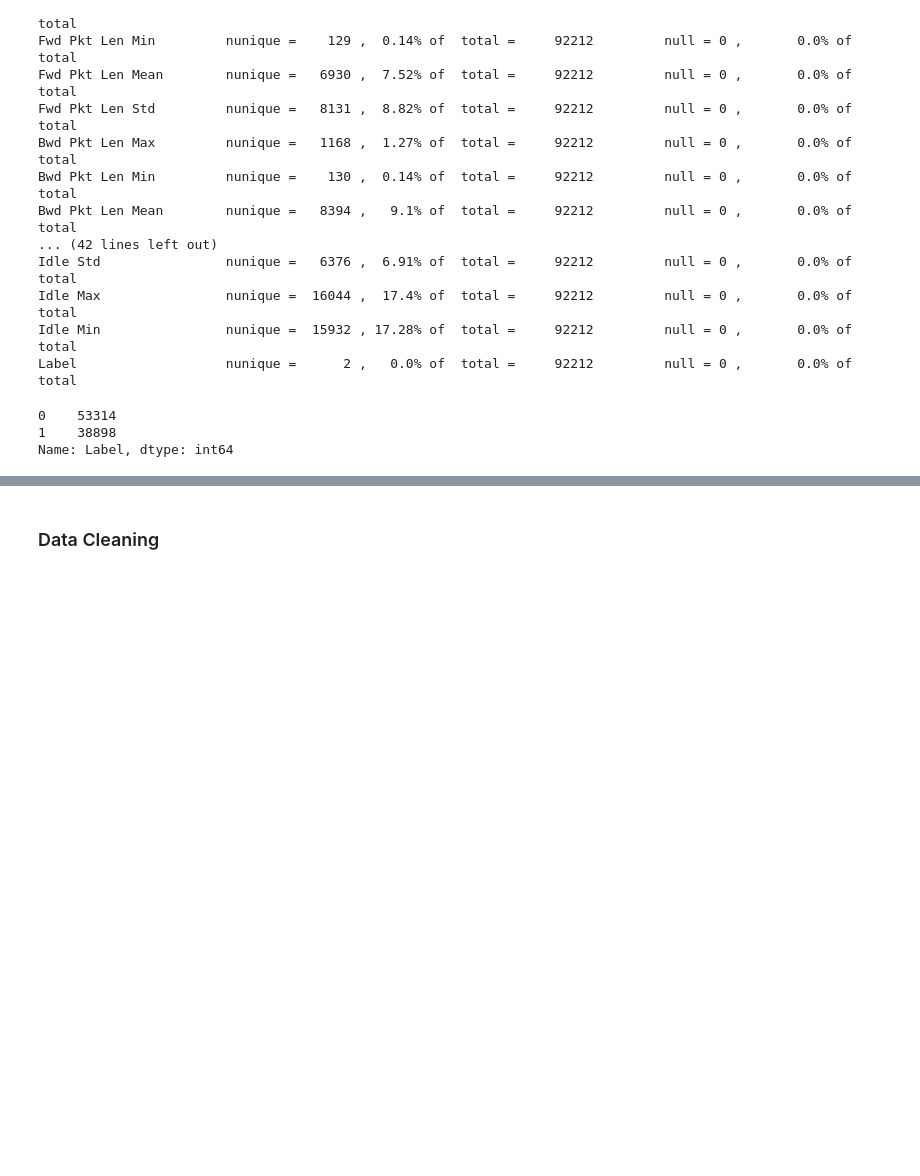
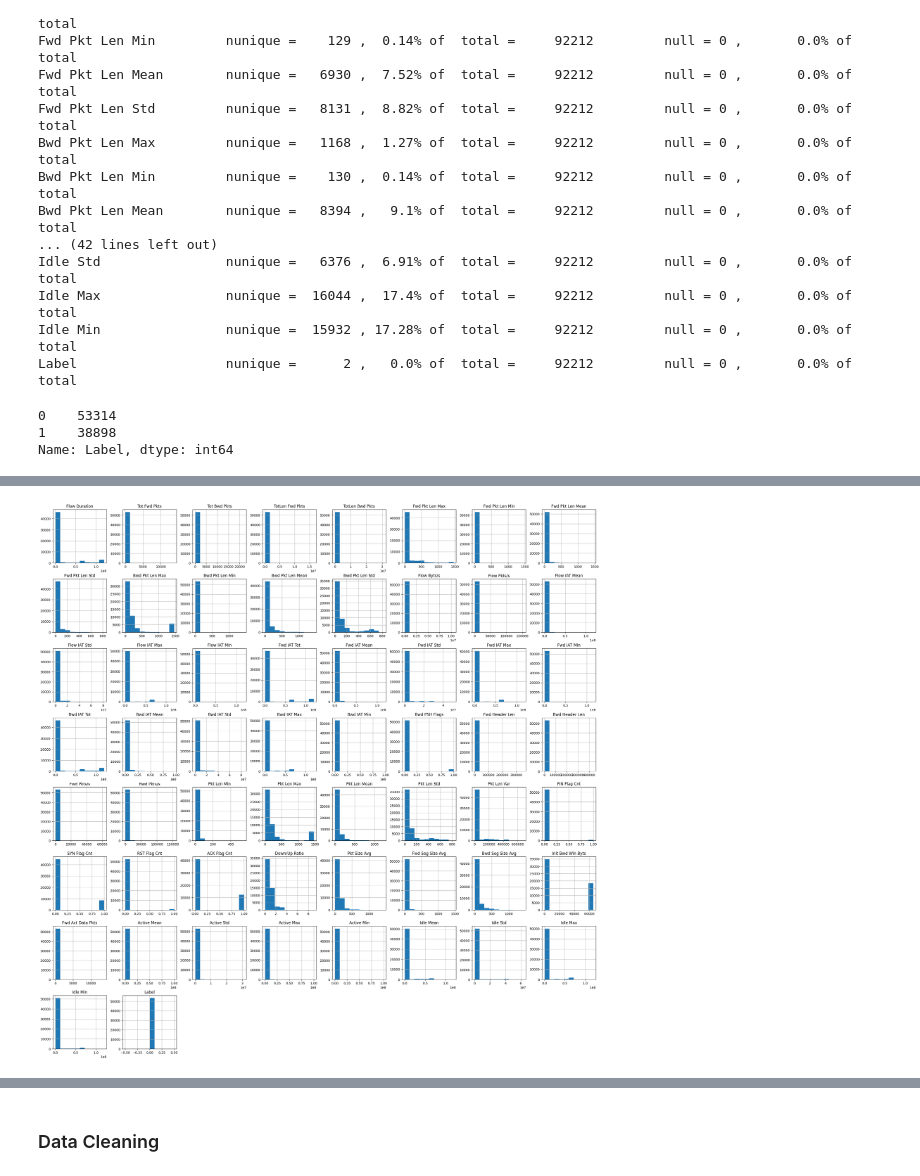
Before and after one commit to GPericone/Botnet-Detection-using-ML, a Jupyter notebook: project.ipynb, the cells around one changed output, grey strips where cells are left out. Saved outputs shown, nothing was run; the diff lists cells and outputs as text; code cells hidden in the pictures; blank space fills up the shorter version.

Commit message:
Update project.ipynb
Added other data plots, differentiation between numeric and binary features, checks on binary values, MinMaxScaler

```diff
--- a/project.ipynb
+++ b/project.ipynb
@@ -114,0 +184,5 @@ plt.ylabel('COUNT', fontsize = 20);
+# %%
+# Look at some features for normal traffic
+
+normal_df = df[df['Label'] == 0]
+normal_df.describe()
@@ -114,0 +199,4 @@ plt.ylabel('COUNT', fontsize = 20);
+# %%
+normal_df.hist(figsize=(30,30));
+# %% [output]
+[figure, added]
```
Also changed, not shown: parts of 13 cells of this notebook.
